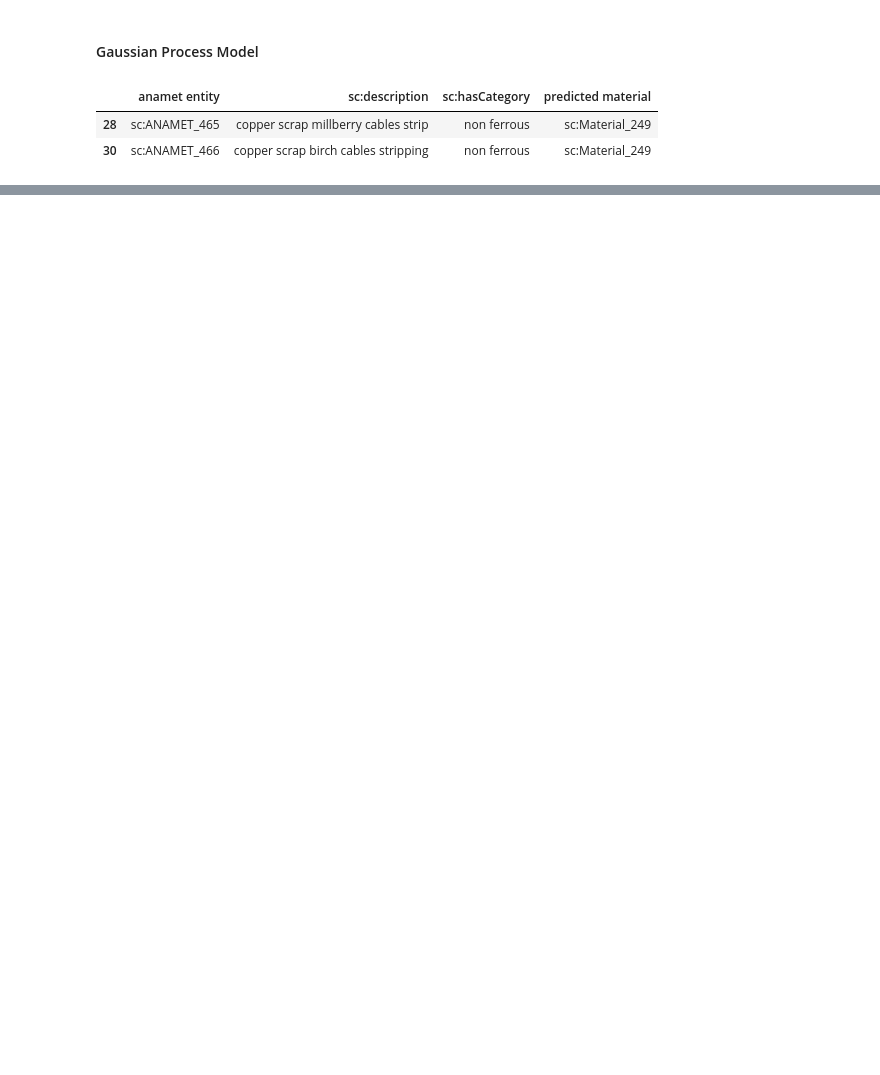
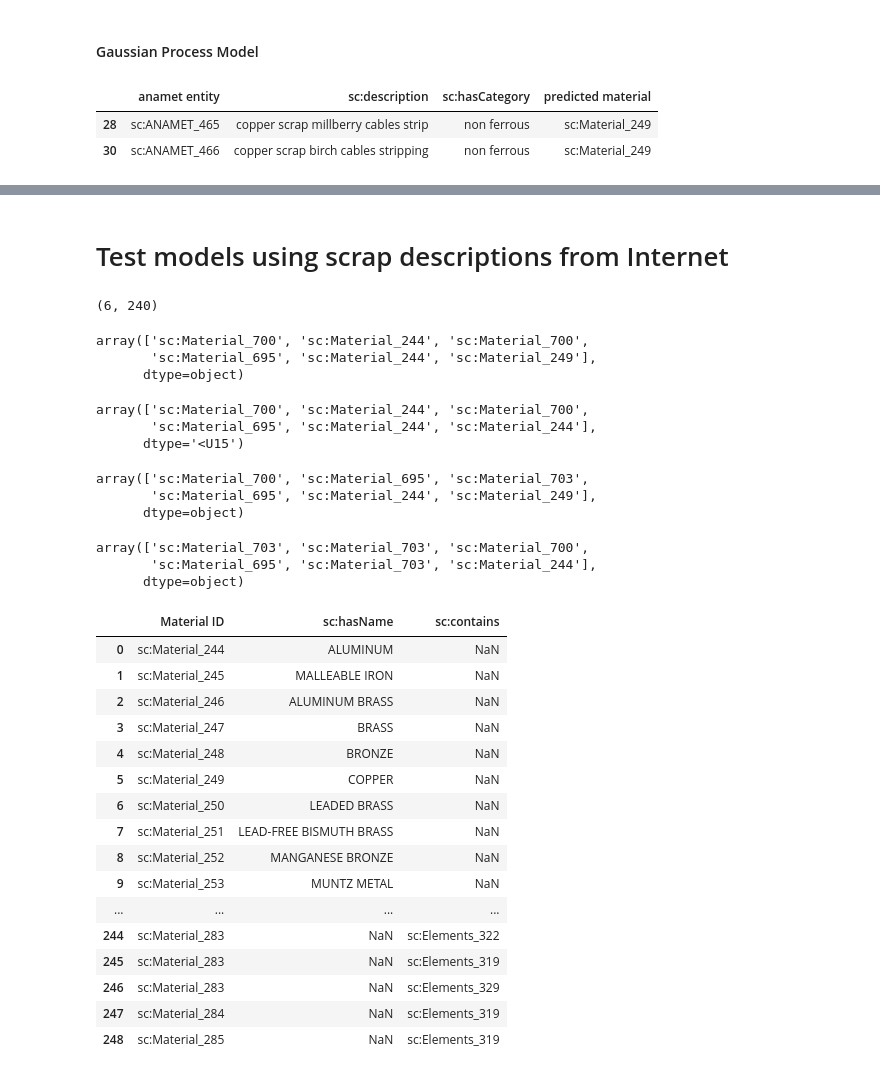
Before and after one commit to costasmexis/phd, a Jupyter notebook: scrap/predict_materials_ANAMET.ipynb, the cells around one changed output, grey strips where cells are left out. Saved outputs shown, nothing was run; the diff lists cells and outputs as text; code cells hidden in the pictures; blank space fills up the shorter version.

```diff
--- a/scrap/predict_materials_ANAMET.ipynb
+++ b/scrap/predict_materials_ANAMET.ipynb
@@ -547,3 +488,66 @@ display(result.head(2))
 # %%
 with pd.ExcelWriter('results/predict_material.xlsx', mode='a') as writer:
     result.to_excel(writer, sheet_name='GP')
+# %% [markdown]
+# Test models using scrap descriptions from Internet
+# %%
+s = ['Shredded demolition windows profiles | 5-20 cm, around 1% attachment of thermal break (plastic). Are not passed by X-ray treatment.',
+     'Open Extinguisher with no heads | 6061 grade',
+     'I sell structural steel oxycut both in skeleton (6 x 2.5 m. plates) and some cut parts. Hot-rolled non-alloy carbon steel cleaned of paints and greases. Dry product.',
+     'Regulary purchase of galvalume dross, capacity 300-500mt/month',
+     'With no cable, plate or grit. CuSN in cable, plate or grit, separately. Not mixed. In the case of small packaged (30x30 cm) and palletized cable, ball and shot in BIG BAGS',
+     'Clean copper aluminum radiator without iron, the price may vary depending on the LME of the copper Lowest 3 months 7656€.']
+
+df = pd.DataFrame()
+df['corpus'] = s
+df['corpus'] = hero.clean(df['corpus'])
+
+X = df['corpus']
+
+validation_vectors = vectorizer.transform(X)
+print(validation_vectors.shape)
+
+model_svc.predict(validation_vectors)
+# %% [output]
+(6, 240)
+array(['sc:Material_700', 'sc:Material_244', 'sc:Material_700',
+       'sc:Material_695', 'sc:Material_244', 'sc:Material_249'],
+      dtype=object)
+# %%
+model_gp.predict(validation_vectors.todense())
+# %% [output]
+array(['sc:Material_700', 'sc:Material_244', 'sc:Material_700',
+       'sc:Material_695', 'sc:Material_244', 'sc:Material_244'],
+      dtype='<U15')
+# %%
+model_knn.predict(validation_vectors.todense())
+# %% [output]
+array(['sc:Material_700', 'sc:Material_695', 'sc:Material_703',
+       'sc:Material_695', 'sc:Material_244', 'sc:Material_249'],
+      dtype=object)
+# %%
+model_rf.predict(validation_vectors.todense())
+# %% [output]
+array(['sc:Material_703', 'sc:Material_703', 'sc:Material_700',
+       'sc:Material_695', 'sc:Material_703', 'sc:Material_244'],
+      dtype=object)
+# %%
+material_data
+# %% [output]
+|  | Material ID | sc:hasName | sc:contains |
+| 0 | sc:Material_244 | ALUMINUM | NaN |
+| 1 | sc:Material_245 | MALLEABLE IRON | NaN |
+| 2 | sc:Material_246 | ALUMINUM BRASS | NaN |
+| 3 | sc:Material_247 | BRASS | NaN |
+| 4 | sc:Material_248 | BRONZE | NaN |
+| 5 | sc:Material_249 | COPPER | NaN |
+| 6 | sc:Material_250 | LEADED BRASS | NaN |
+| 7 | sc:Material_251 | LEAD-FREE BISMUTH BRASS | NaN |
+| 8 | sc:Material_252 | MANGANESE BRONZE | NaN |
+| 9 | sc:Material_253 | MUNTZ METAL | NaN |
+| ... | ... | ... | ... |
+| 244 | sc:Material_283 | NaN | sc:Elements_322 |
+| 245 | sc:Material_283 | NaN | sc:Elements_319 |
+| 246 | sc:Material_283 | NaN | sc:Elements_329 |
+| 247 | sc:Material_284 | NaN | sc:Elements_319 |
+| 248 | sc:Material_285 | NaN | sc:Elements_319 |
```
Also changed, not shown: parts of 23 cells of this notebook, 2 other files.
